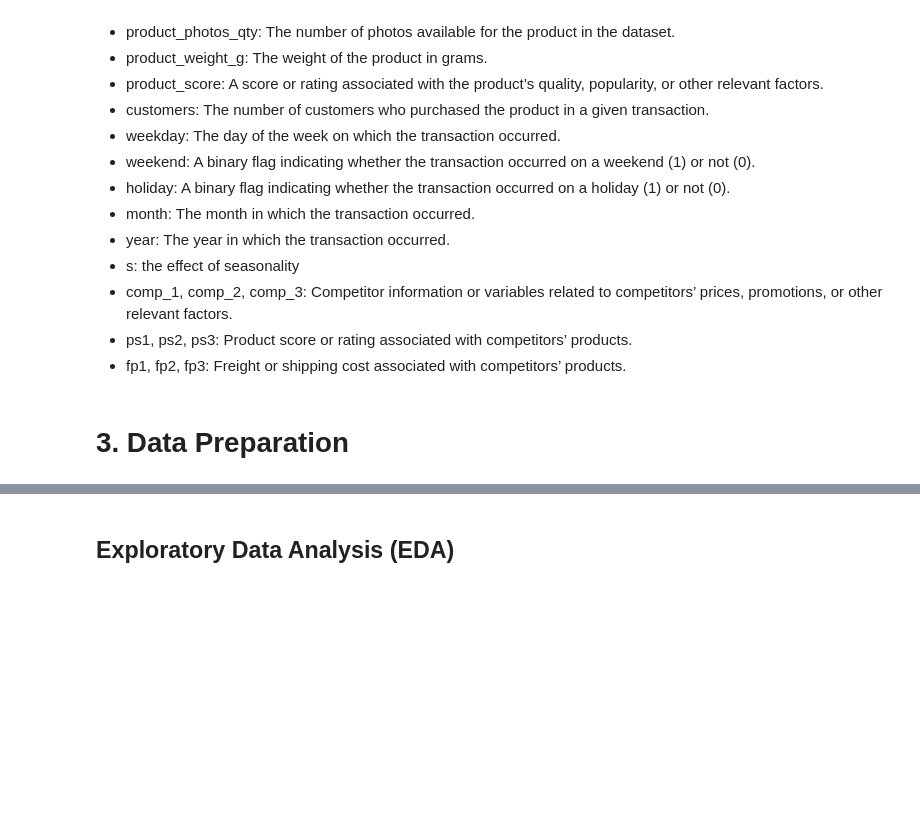
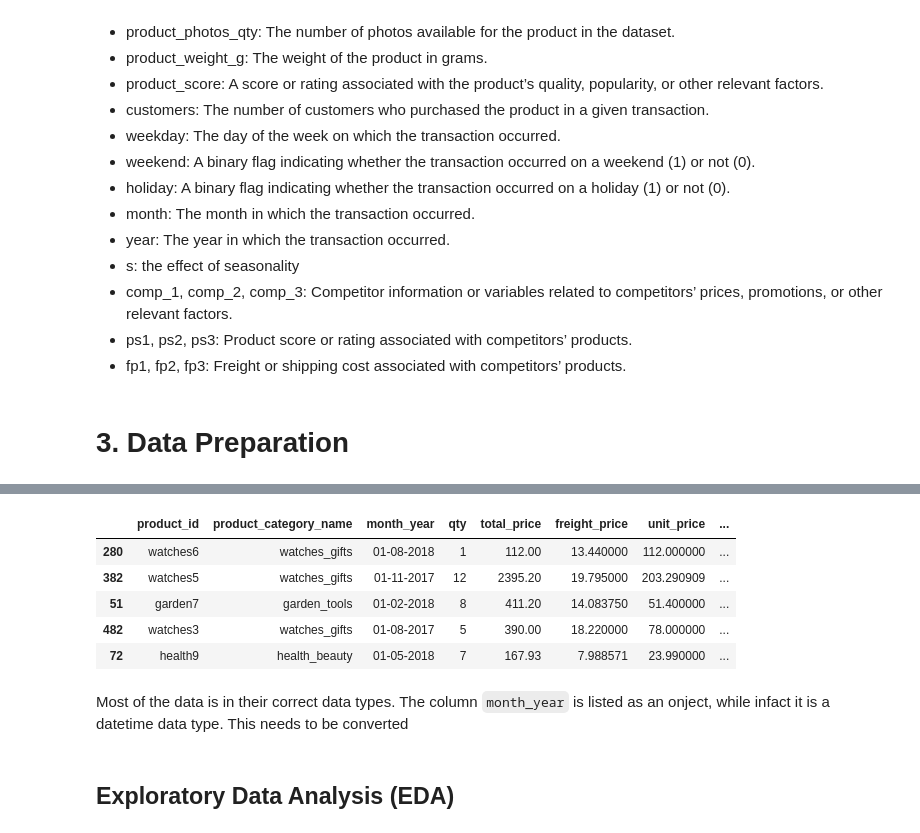
Before and after one commit to Mercy-Njambi/Retail-Price-Optimization, a Jupyter notebook: notebooks/Data analysis.ipynb, the cells around one changed output, grey strips where cells are left out. Drawn from its saved outputs; the diff is of its cells as text; code cells hidden in the pictures; blank space fills up the shorter version.

```diff
--- a/notebooks/Data analysis.ipynb
+++ b/notebooks/Data analysis.ipynb
@@ -42,0 +151,11 @@ from matplotlib import pyplot as plt
+# %%
+data.sample(5)
+# %% [output]
+|  | product_id | product_category_name | month_year | qty | total_price | freight_price | unit_price | ... |
+| 280 | watches6 | watches_gifts | 01-08-2018 | 1 | 112.00 | 13.440000 | 112.000000 | ... |
+| 382 | watches5 | watches_gifts | 01-11-2017 | 12 | 2395.20 | 19.795000 | 203.290909 | ... |
+| 51 | garden7 | garden_tools | 01-02-2018 | 8 | 411.20 | 14.083750 | 51.400000 | ... |
+| 482 | watches3 | watches_gifts | 01-08-2017 | 5 | 390.00 | 18.220000 | 78.000000 | ... |
+| 72 | health9 | health_beauty | 01-05-2018 | 7 | 167.93 | 7.988571 | 23.990000 | ... |
+# %% [markdown]
+Most of the data is in their correct data types. The column `month_year` is listed as an onject, while infact it is a datetime data type. This needs to be converted
```
Also changed, not shown: parts of 13 cells of this notebook.
